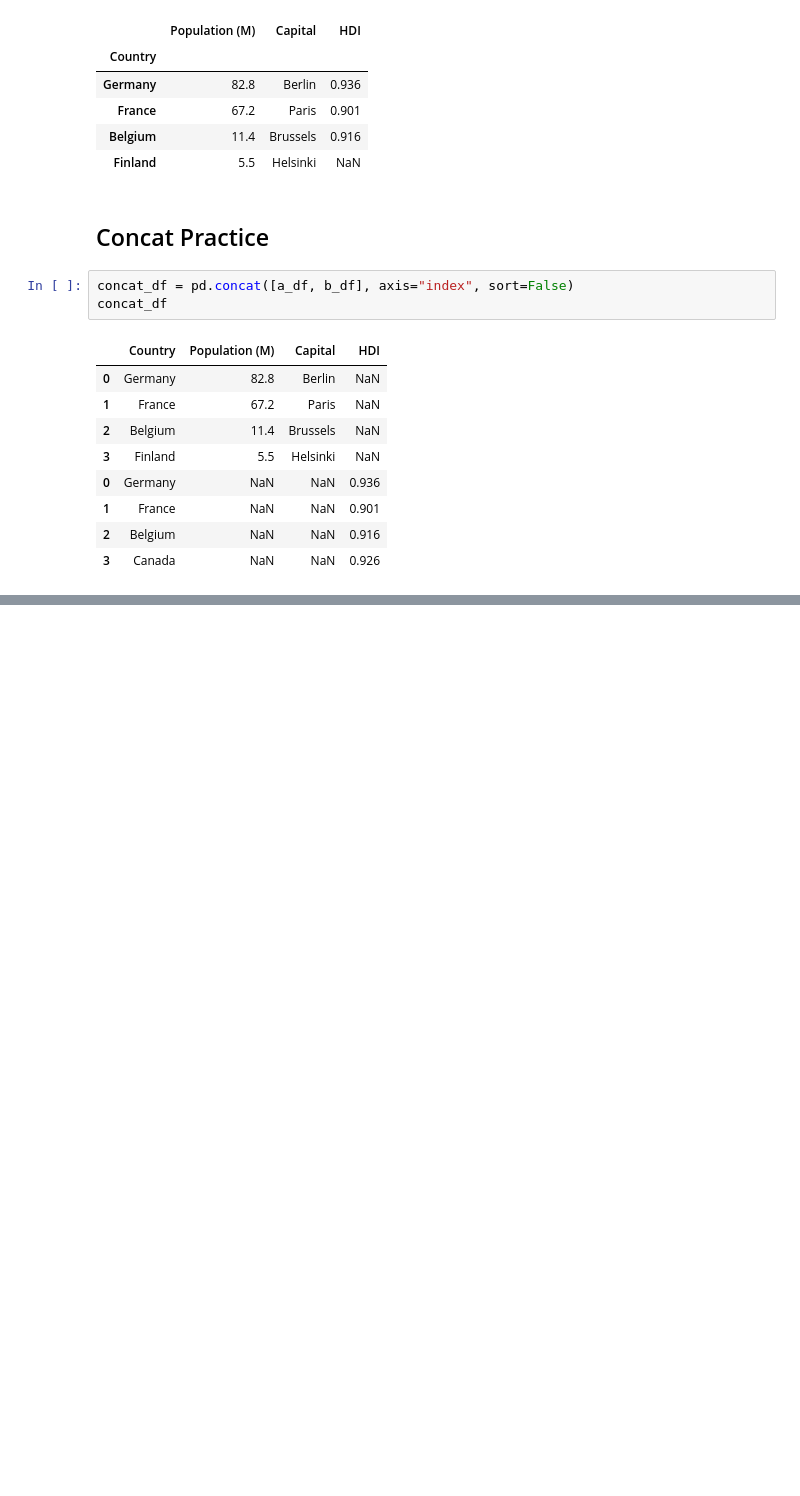
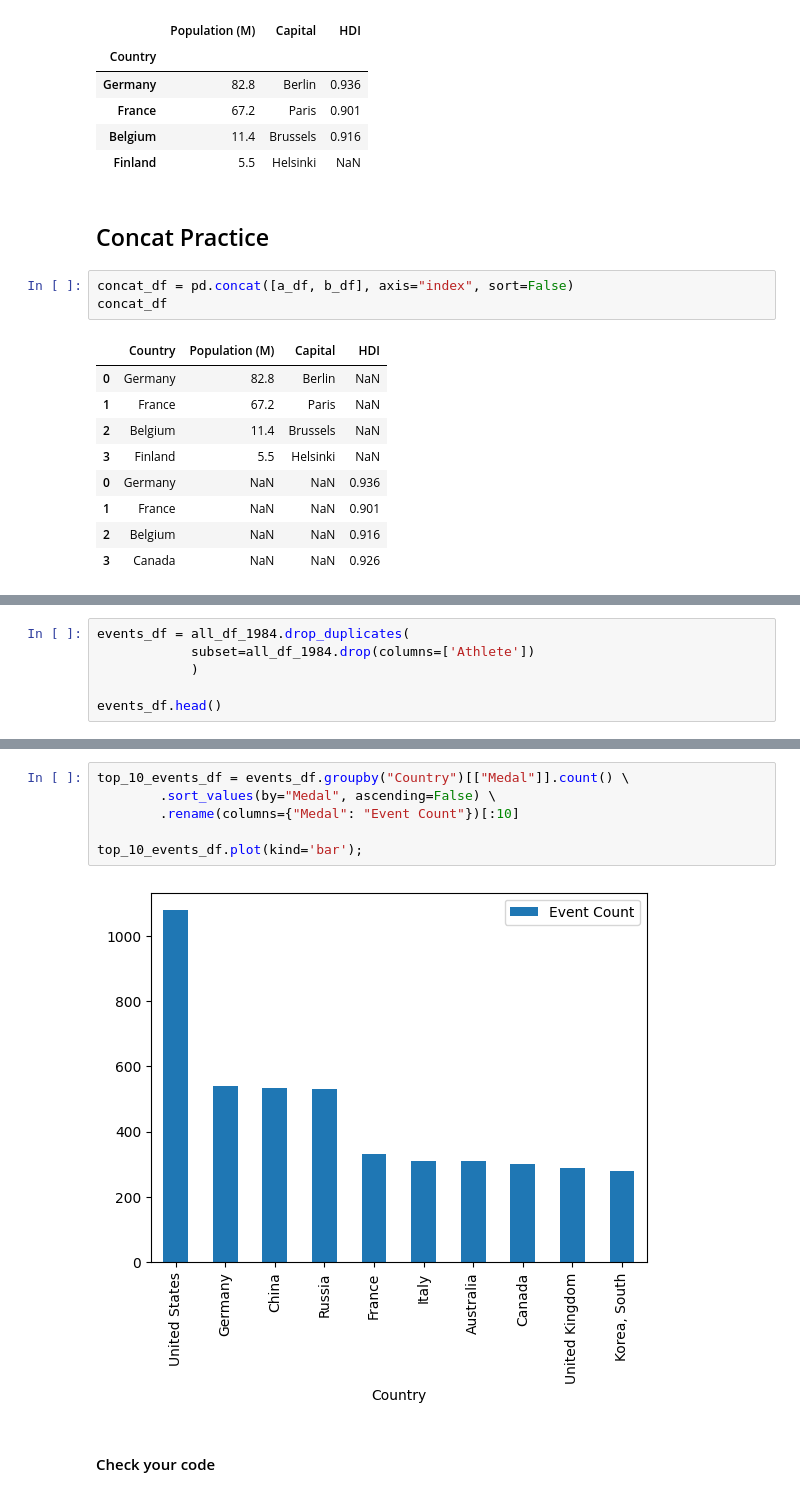
Before and after one commit to lauracoding7/lw_data_science, a Jupyter notebook: 02-Data-Toolkit/01-Data-Analysis/multiple-files-with-pandas/multiple_files.ipynb, the cells around one changed output, grey strips where cells are left out. Saved outputs shown, nothing was run; the diff lists cells and outputs as text; blank space fills up the shorter version.

```diff
--- a/02-Data-Toolkit/01-Data-Analysis/multiple-files-with-pandas/multiple_files.ipynb
+++ b/02-Data-Toolkit/01-Data-Analysis/multiple-files-with-pandas/multiple_files.ipynb
@@ -242,0 +432,6 @@ concat_df
+# %%
+events_df = all_df_1984.drop_duplicates(
+            subset=all_df_1984.drop(columns=['Athlete'])
+            )
+
+events_df.head()
@@ -242,0 +445,10 @@ concat_df
+# %%
+top_10_events_df = events_df.groupby("Country")[["Medal"]].count() \
+        .sort_values(by="Medal", ascending=False) \
+        .rename(columns={"Medal": "Event Count"})[:10]
+
+top_10_events_df.plot(kind='bar');
+# %% [output]
+[figure, added]
+# %% [markdown]
+#### Check your code
```
Also changed, not shown: parts of 33 cells of this notebook, 30 other files.
